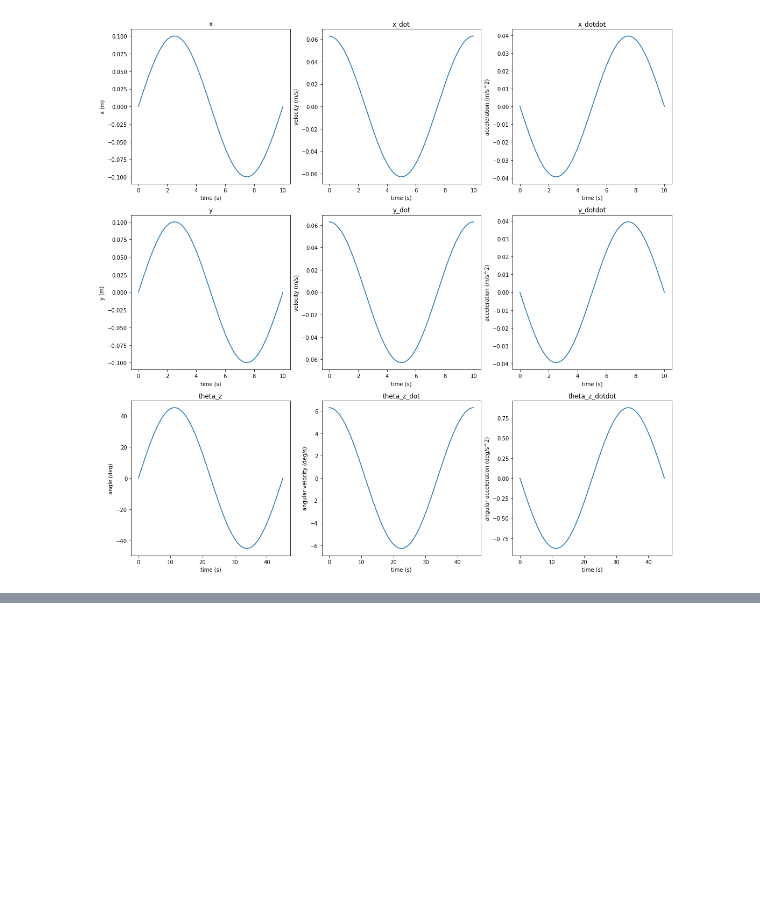
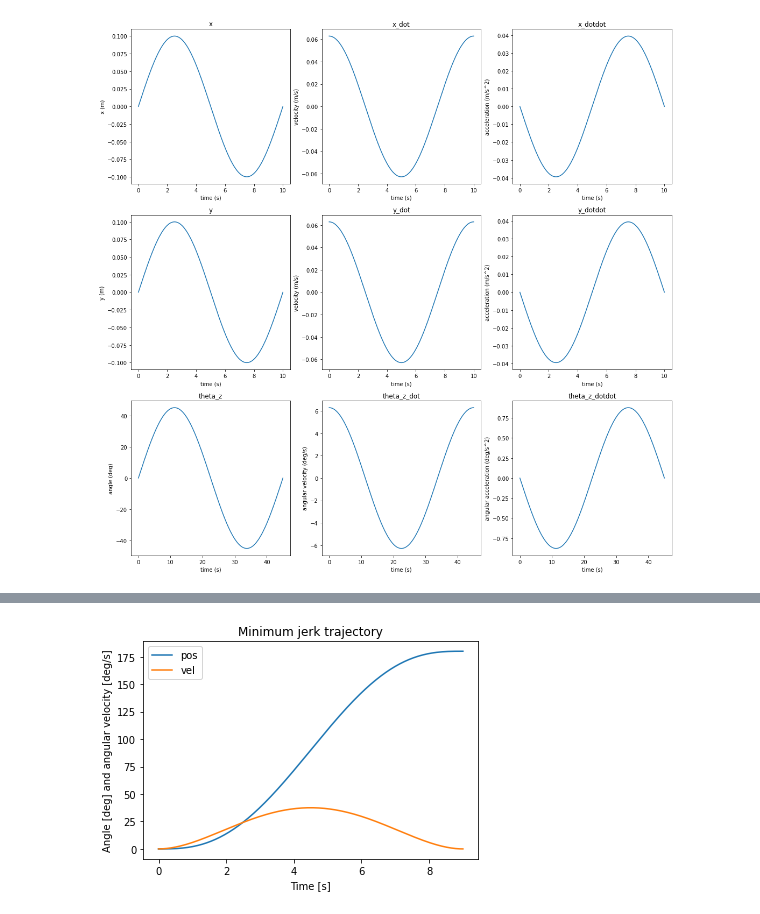
Before and after one commit to zhihuaz0413/fsr_experiments, a Jupyter notebook: test_trajectory/test_traj.ipynb, the cells around one changed output, grey strips where cells are left out. Saved outputs shown, nothing was run; the diff lists cells and outputs as text; code cells hidden in the pictures; blank space fills up the shorter version.

```diff
--- a/test_trajectory/test_traj.ipynb
+++ b/test_trajectory/test_traj.ipynb
@@ -207,0 +253,22 @@ Text(0.5, 1.0, 'theta_z_dotdot')
+# %%
+# Set up and calculate trajectory.
+average_velocity = 20.0
+current = 0.0
+setpoint = 180.0
+frequency = 1000
+time = (setpoint - current) / average_velocity
+
+traj, traj_vel = mjtg(current, setpoint, frequency, time)
+
+# Create plot.
+xaxis = [i / frequency for i in range(1, int(time * frequency))]
+
+plt.plot(xaxis, traj)
+plt.plot(xaxis, traj_vel)
+plt.title("Minimum jerk trajectory")
+plt.xlabel("Time [s]")
+plt.ylabel("Angle [deg] and angular velocity [deg/s]")
+plt.legend(['pos', 'vel'])
+plt.show()
+# %% [output]
+[figure, added]
```
Also changed, not shown: parts of 3 cells of this notebook, 9 other files.
